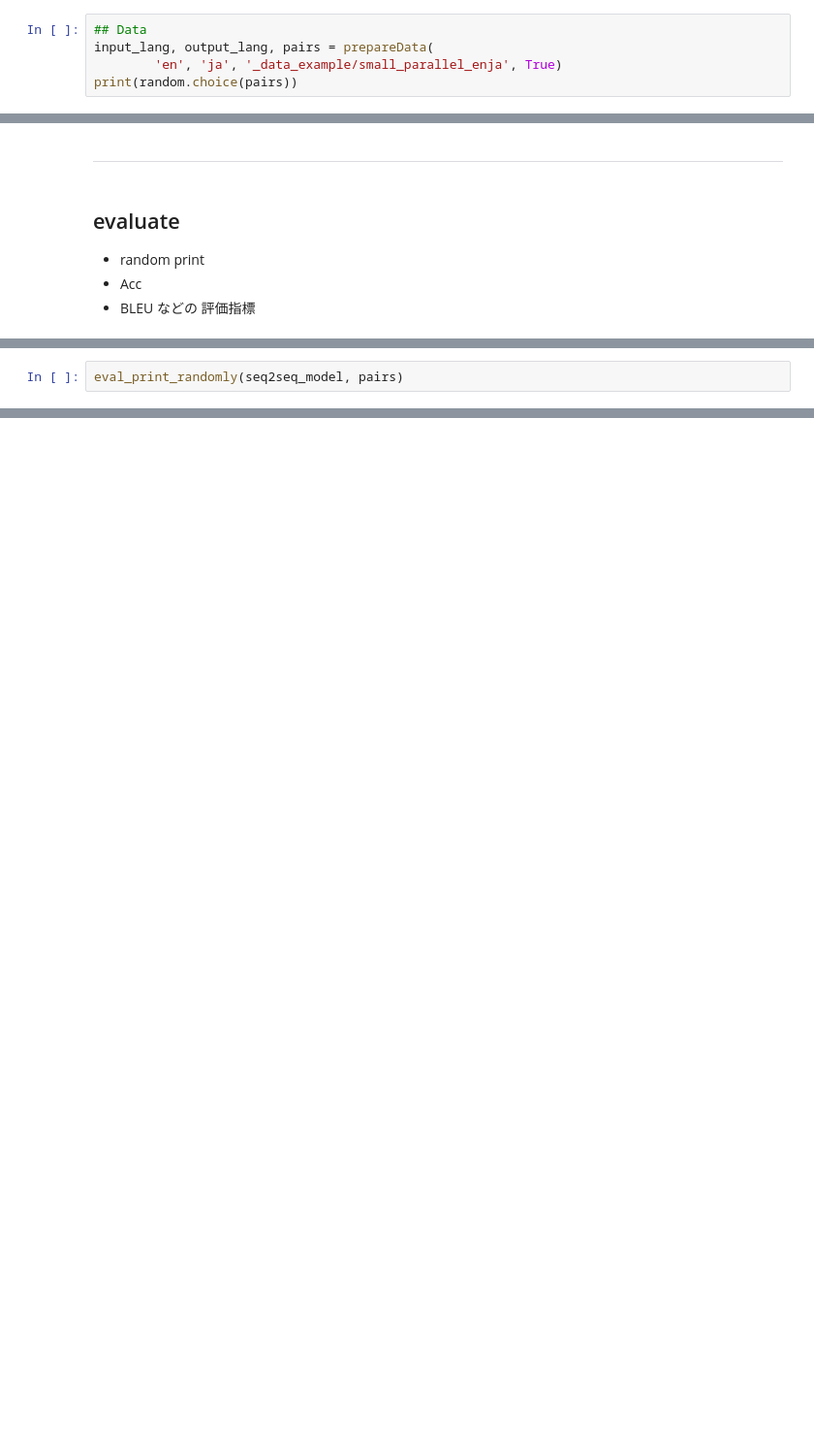
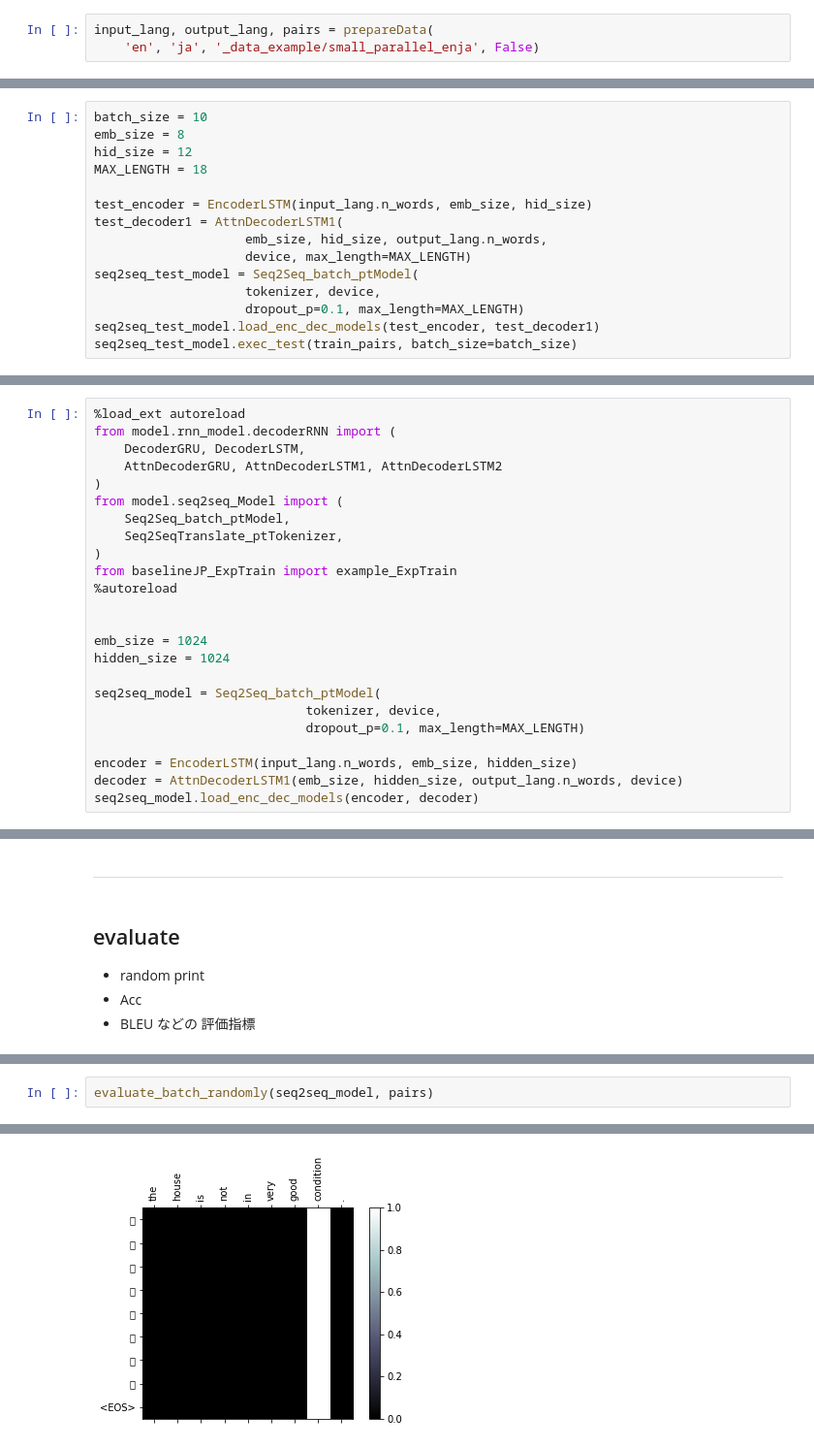
Before and after one commit to MRyo-ie/_experiment-XML_const_estimate, a Jupyter notebook: JP_ExpTrain.ipynb, the cells around one changed output, grey strips where cells are left out. Shown at 97% size. Cells and saved outputs as stored; diff of their text form; blank space fills up the shorter version.

Commit message:
[v0.50]「batch 学習版（BLEU socre）の統合完了」
・ JP_ExpTrain.ipynb 参照。
・ 次は、「構造」データを読み込ませる。

```diff
--- a/JP_ExpTrain.ipynb
+++ b/JP_ExpTrain.ipynb
@@ -70,10 +60,8 @@ device = torch.device("cuda" if torch.cuda.is_available() else "cpu")
 # %% [markdown]
 ## setup Data
 # %%
-## Data
 input_lang, output_lang, pairs = prepareData(
-        'en', 'ja', '_data_example/small_parallel_enja', True)
-print(random.choice(pairs))
+    'en', 'ja', '_data_example/small_parallel_enja', False)
 # %% [output]
 Reading lines...
 Read 50000 sentence pairs
@@ -95,0 +90,15 @@ NameError: name 'hidden_size' is not defined
+# %%
+batch_size = 10
+emb_size = 8
+hid_size = 12
+MAX_LENGTH = 18
+
+test_encoder = EncoderLSTM(input_lang.n_words, emb_size, hid_size)
+test_decoder1 = AttnDecoderLSTM1(
+                    emb_size, hid_size, output_lang.n_words,
+                    device, max_length=MAX_LENGTH)
+seq2seq_test_model = Seq2Seq_batch_ptModel(
+                    tokenizer, device,
+                    dropout_p=0.1, max_length=MAX_LENGTH)
+seq2seq_test_model.load_enc_dec_models(test_encoder, test_decoder1)
+seq2seq_test_model.exec_test(train_pairs, batch_size=batch_size)
@@ -95,0 +137,24 @@ NameError: name 'hidden_size' is not defined
+# %%
+%load_ext autoreload
+from model.rnn_model.decoderRNN import (
+    DecoderGRU, DecoderLSTM,
+    AttnDecoderGRU, AttnDecoderLSTM1, AttnDecoderLSTM2
+)
+from model.seq2seq_Model import (
+    Seq2Seq_batch_ptModel,
+    Seq2SeqTranslate_ptTokenizer,
+)
+from baselineJP_ExpTrain import example_ExpTrain
+%autoreload
+
+
+emb_size = 1024
+hidden_size = 1024
+
+seq2seq_model = Seq2Seq_batch_ptModel(
+                            tokenizer, device,
+                            dropout_p=0.1, max_length=MAX_LENGTH)
+
+encoder = EncoderLSTM(input_lang.n_words, emb_size, hidden_size)
+decoder = AttnDecoderLSTM1(emb_size, hidden_size, output_lang.n_words, device)
+seq2seq_model.load_enc_dec_models(encoder, decoder)
@@ -122,5 +222,5 @@ from baseline_ExpEval import eval_print_randomly
 The autoreload extension is already loaded. To reload it, use:
   %reload_ext autoreload
 # %%
-eval_print_randomly(seq2seq_model, pairs)
+evaluate_batch_randomly(seq2seq_model, pairs)
 # %% [output]
@@ -143,0 +231 @@ eval_print_randomly(seq2seq_model, pairs)
+[figure, added]
```
Also changed, not shown: parts of 17 cells of this notebook, 9 other files.
